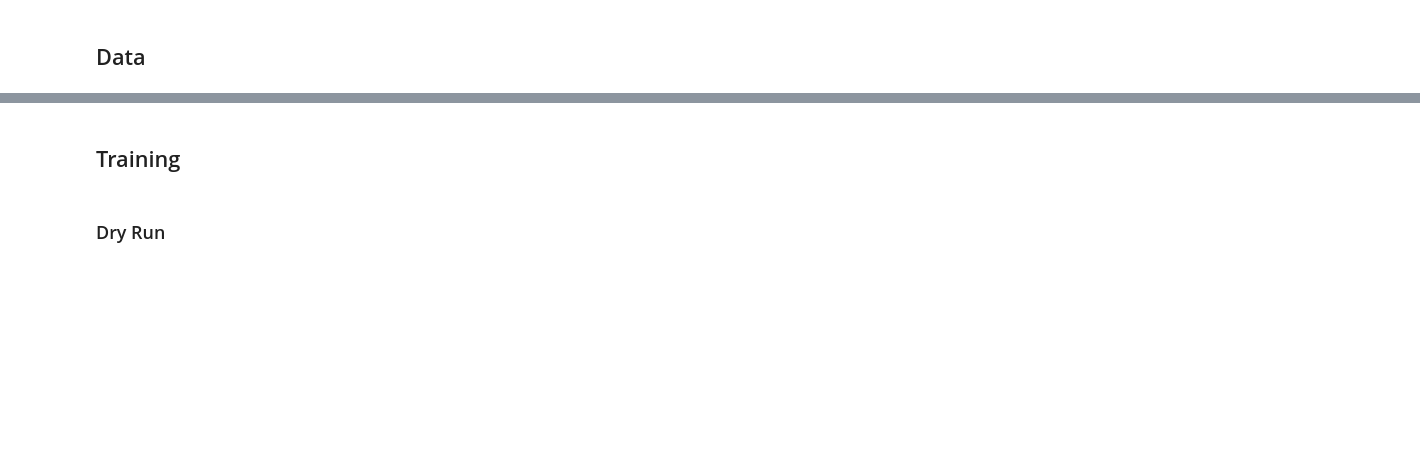
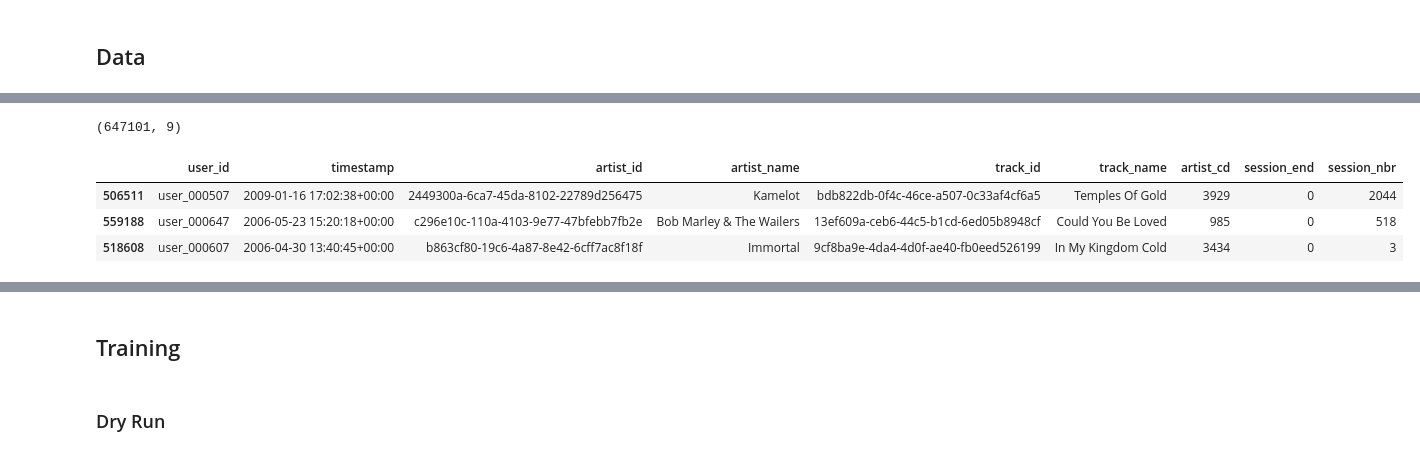
Before and after one commit to eifuentes/skipgrammar, a Jupyter notebook: notebooks/lastfm-pl.ipynb, the cells around one changed output, grey strips where cells are left out. Drawn from its saved outputs; the diff is of its cells as text; code cells hidden in the pictures; blank space fills up the shorter version.

```diff
--- a/notebooks/lastfm-pl.ipynb
+++ b/notebooks/lastfm-pl.ipynb
@@ -31,3 +36,14 @@ Wall time: 1.45 s
+# %%
+lastfm_dataset.df.shape
+# %% [output]
+(647101, 9)
+# %%
+lastfm_dataset.df.sample(3)
+# %% [output]
+|  | user_id | timestamp | artist_id | artist_name | track_id | track_name | artist_cd | session_end | session_nbr |
+| 506511 | user_000507 | 2009-01-16 17:02:38+00:00 | 2449300a-6ca7-45da-8102-22789d256475 | Kamelot | bdb822db-0f4c-46ce-a507-0c33af4cf6a5 | Temples Of Gold | 3929 | 0 | 2044 |
+| 559188 | user_000647 | 2006-05-23 15:20:18+00:00 | c296e10c-110a-4103-9e77-47bfebb7fb2e | Bob Marley & The Wailers | 13ef609a-ceb6-44c5-b1cd-6ed05b8948cf | Could You Be Loved | 985 | 0 | 518 |
+| 518608 | user_000607 | 2006-04-30 13:40:45+00:00 | b863cf80-19c6-4a87-8e42-6cff7ac8f18f | Immortal | 9cf8ba9e-4da4-4d0f-ae40-fb0eed526199 | In My Kingdom Cold | 3434 | 0 | 3 |
 # %%
 lastfm_dataset.df.groupby('user_id').size().describe()
 # %% [output]
```
Also changed, not shown: parts of 16 cells of this notebook, 4 other files.
